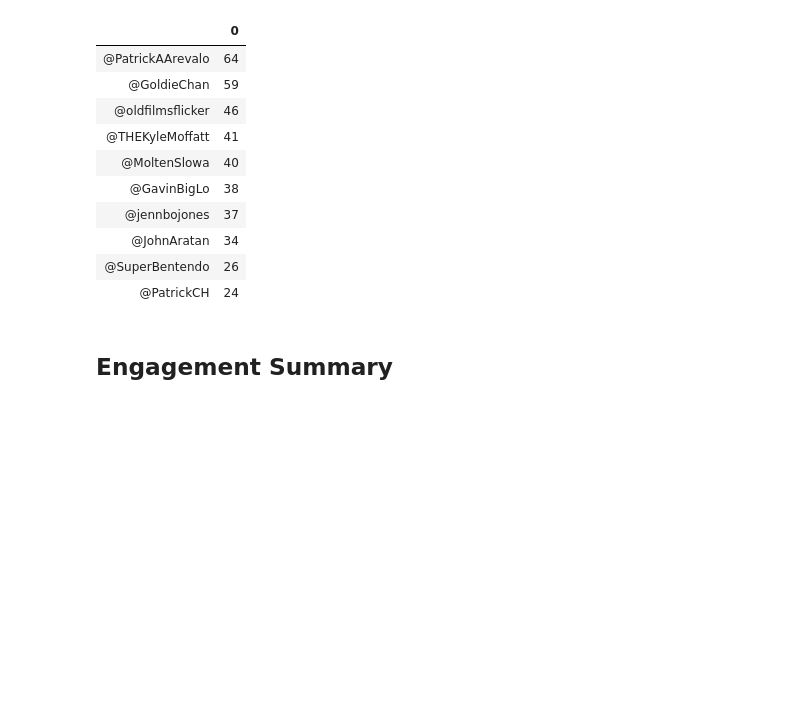
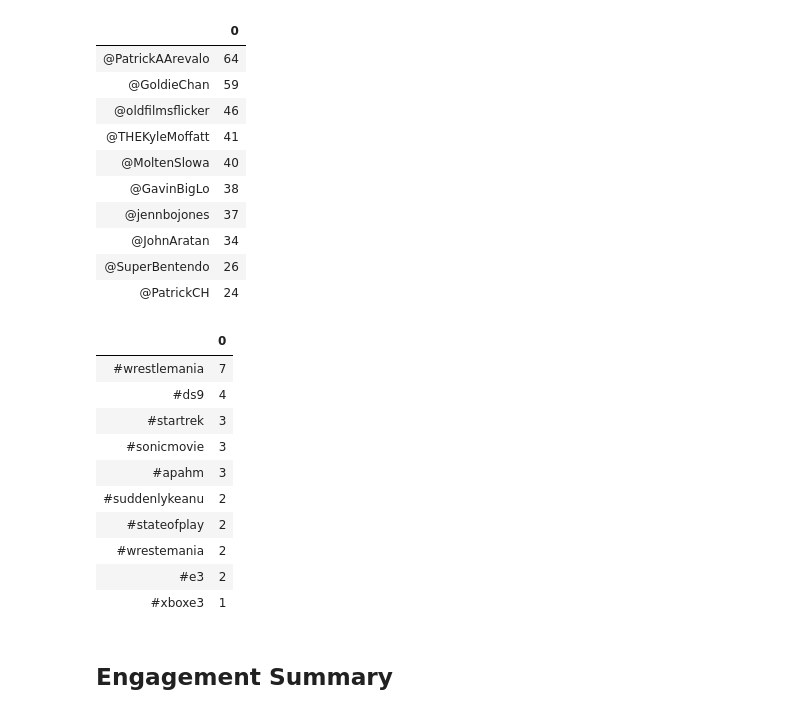
Before and after one commit to gtieng/twitter_analytics, a Jupyter notebook: main.ipynb, the cells around one changed output. Saved outputs shown, nothing was run; the diff lists cells and outputs as text; code cells hidden in the pictures; blank space fills up the shorter version.

```diff
--- a/main.ipynb
+++ b/main.ipynb
@@ -125,10 +125,25 @@ for tweets in gerard_tweets["Tweet text"]:
     tweets = tweets.lower().split()
     for words in tweets:
         if words.startswith("#"):
-            if words not in all_replies:
-                all_replies[words] = 1
+            if words not in all_hashtags:
+                all_hashtags[words] = 1
             else:
-                all_replies[words] += 1
+                all_hashtags[words] += 1
+# %%
+all_hashtags = pd.DataFrame.from_dict(all_hashtags,orient="index")
+all_hashtags.sort_values(0, ascending=False).head(10)
+# %% [output]
+|  | 0 |
+| #wrestlemania | 7 |
+| #ds9 | 4 |
+| #startrek | 3 |
+| #sonicmovie | 3 |
+| #apahm | 3 |
+| #suddenlykeanu | 2 |
+| #stateofplay | 2 |
+| #wrestemania | 2 |
+| #e3 | 2 |
+| #xboxe3 | 1 |
 # %% [markdown]
 ## Engagement Summary
 # %%
```
Also changed, not shown: parts of 1 cell of this notebook, 1 other file.
